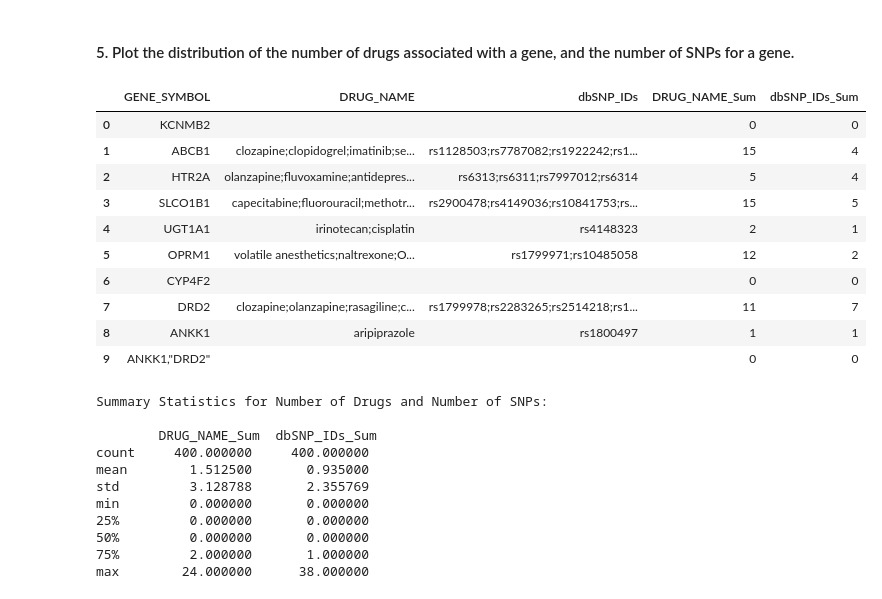
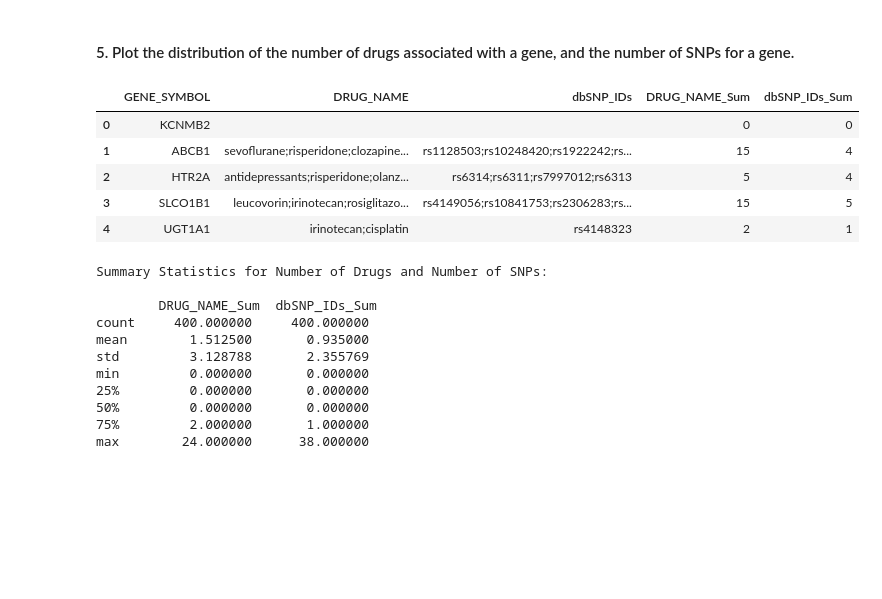
Before and after one commit to Lingrui/Team14_Project1, a Jupyter notebook: Team14_Project1.ipynb, the cells around one changed output. Saved outputs shown, nothing was run; the diff lists cells and outputs as text; code cells hidden in the pictures; blank space fills up the shorter version.

```diff
--- a/Team14_Project1.ipynb
+++ b/Team14_Project1.ipynb
@@ -234,32 +259,29 @@ from plotnine import *
 # %%
 # Pre-work for Task 5: Calculate the # of Drugs and SNPs associated with a gene
 
-#Create Function to Count Number of Split Strings
+#Create Function to Count The Number of Items in Cell (Via String Splitting)
 def item_count(dataframe):
-    if dataframe[name] == "": # Logical to identifies genes with no significant variant
+    if dataframe[name] == "": # Logical that identifies genes that have no significant variants
         return 0
     else:
-        return len(list(set(dataframe[name].split(";")))) # This statement expands the semi-colon separated list within the column and sums the number of unique entries. List(set()) was implemented in case the prior
+        # This statement expands the semi-colon separated list within the column and sums the number of unique entries using len(list(set())) functionalities.
+        # Note: Each entry was a semi-colon-separated string
+        return len(list(set(dataframe[name].split(";"))))
 
 # Loop Through Variables of Interest
     # Column Name List
 columnames = ["DRUG_NAME","dbSNP_IDs"]
     # For Loop Through Each Column Name
 for name in columnames:
     new_df[name+"_Sum"] = new_df.apply(item_count, axis=1)
 
-# Print New Dataframe
-new_df.head(10)
+# Print first five rows of new_df
+new_df.head()
 # %% [output]
 |  | GENE_SYMBOL | DRUG_NAME | dbSNP_IDs | DRUG_NAME_Sum | dbSNP_IDs_Sum |
 | 0 | KCNMB2 |  |  | 0 | 0 |
-| 1 | ABCB1 | clozapine;clopidogrel;imatinib;se... | rs1128503;rs7787082;rs1922242;rs1... | 15 | 4 |
-| 2 | HTR2A | olanzapine;fluvoxamine;antidepres... | rs6313;rs6311;rs7997012;rs6314 | 5 | 4 |
-| 3 | SLCO1B1 | capecitabine;fluorouracil;methotr... | rs2900478;rs4149036;rs10841753;rs... | 15 | 5 |
+| 1 | ABCB1 | sevoflurane;risperidone;clozapine... | rs1128503;rs10248420;rs1922242;rs... | 15 | 4 |
+| 2 | HTR2A | antidepressants;risperidone;olanz... | rs6314;rs6311;rs7997012;rs6313 | 5 | 4 |
+| 3 | SLCO1B1 | leucovorin;irinotecan;rosiglitazo... | rs4149056;rs10841753;rs2306283;rs... | 15 | 5 |
 | 4 | UGT1A1 | irinotecan;cisplatin | rs4148323 | 2 | 1 |
-| 5 | OPRM1 | volatile anesthetics;naltrexone;O... | rs1799971;rs10485058 | 12 | 2 |
-| 6 | CYP4F2 |  |  | 0 | 0 |
-| 7 | DRD2 | clozapine;olanzapine;rasagiline;c... | rs1799978;rs2283265;rs2514218;rs1... | 11 | 7 |
-| 8 | ANKK1 | aripiprazole | rs1800497 | 1 | 1 |
-| 9 | ANKK1,"DRD2" |  |  | 0 | 0 |
 # %%
```
Also changed, not shown: parts of 17 cells of this notebook, 1 other file.
